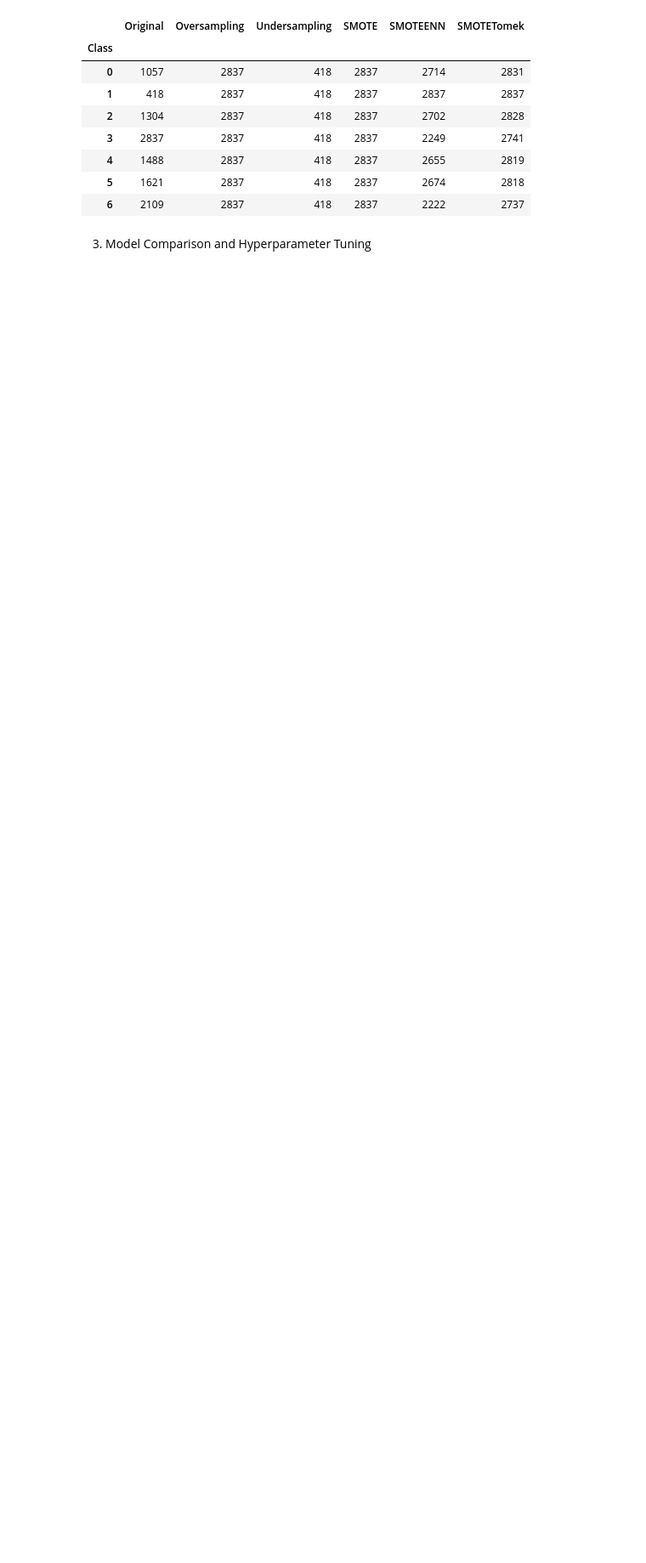
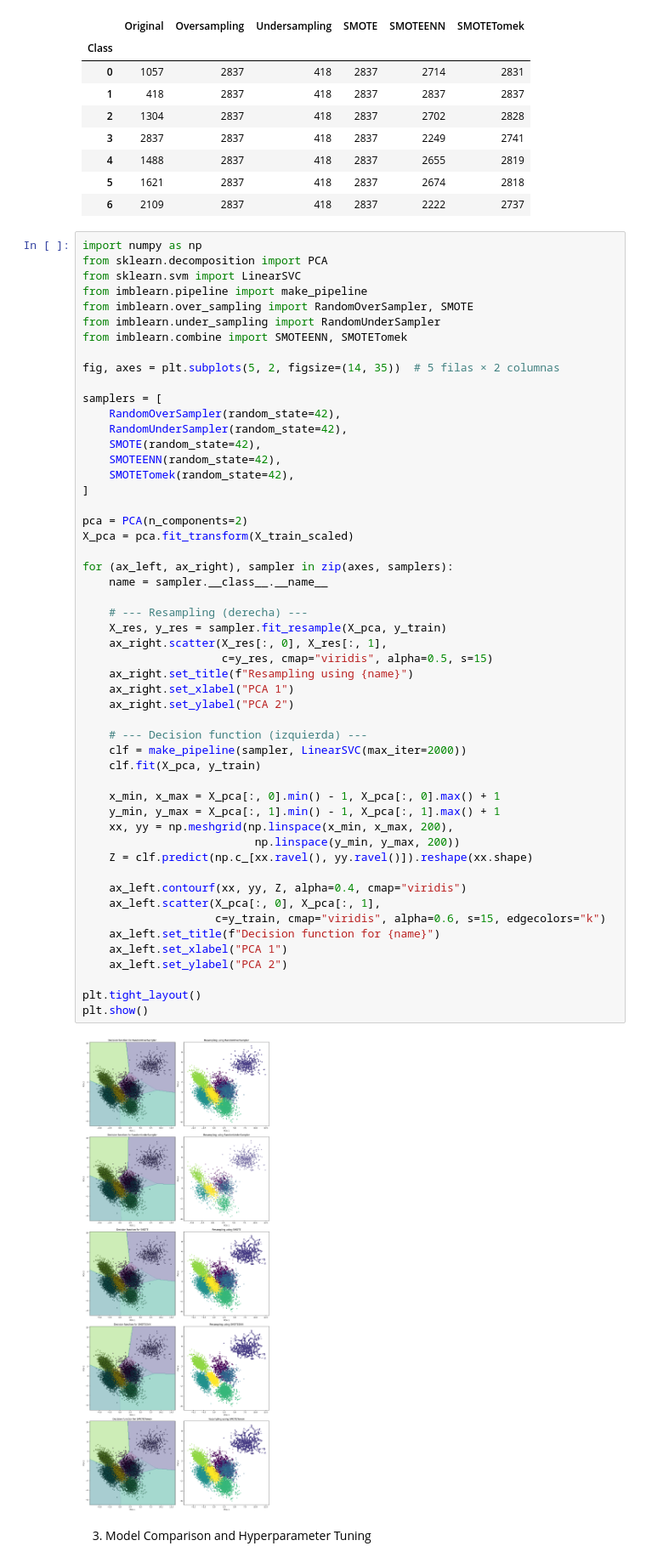
Before and after one commit to elenaatorralbo/beans_classification, a Jupyter notebook: project_imbalance.ipynb, the cells around one changed output. Shown at 85% size. Cells and saved outputs as stored; diff of their text form; blank space fills up the shorter version.

Commit message:
añadido combined

```diff
--- a/project_imbalance.ipynb
+++ b/project_imbalance.ipynb
@@ -263,5 +263,59 @@ display(summary_resampling)
 | 4 | 1488 | 2837 | 418 | 2837 | 2655 | 2819 |
 | 5 | 1621 | 2837 | 418 | 2837 | 2674 | 2818 |
 | 6 | 2109 | 2837 | 418 | 2837 | 2222 | 2737 |
+# %%
+import numpy as np
+from sklearn.decomposition import PCA
+from sklearn.svm import LinearSVC
+from imblearn.pipeline import make_pipeline
+from imblearn.over_sampling import RandomOverSampler, SMOTE
+from imblearn.under_sampling import RandomUnderSampler
+from imblearn.combine import SMOTEENN, SMOTETomek
+
+fig, axes = plt.subplots(5, 2, figsize=(14, 35))  # 5 filas × 2 columnas
+
+samplers = [
+    RandomOverSampler(random_state=42),
+    RandomUnderSampler(random_state=42),
+    SMOTE(random_state=42),
+    SMOTEENN(random_state=42),
+    SMOTETomek(random_state=42),
+]
+
+pca = PCA(n_components=2)
+X_pca = pca.fit_transform(X_train_scaled)
+
+for (ax_left, ax_right), sampler in zip(axes, samplers):
+    name = sampler.__class__.__name__
+
+    # --- Resampling (derecha) ---
+    X_res, y_res = sampler.fit_resample(X_pca, y_train)
+    ax_right.scatter(X_res[:, 0], X_res[:, 1],
+                     c=y_res, cmap="viridis", alpha=0.5, s=15)
+    ax_right.set_title(f"Resampling using {name}")
+    ax_right.set_xlabel("PCA 1")
+    ax_right.set_ylabel("PCA 2")
+
+    # --- Decision function (izquierda) ---
+    clf = make_pipeline(sampler, LinearSVC(max_iter=2000))
+    clf.fit(X_pca, y_train)
+
+    x_min, x_max = X_pca[:, 0].min() - 1, X_pca[:, 0].max() + 1
+    y_min, y_max = X_pca[:, 1].min() - 1, X_pca[:, 1].max() + 1
+    xx, yy = np.meshgrid(np.linspace(x_min, x_max, 200),
+                          np.linspace(y_min, y_max, 200))
+    Z = clf.predict(np.c_[xx.ravel(), yy.ravel()]).reshape(xx.shape)
+
+    ax_left.contourf(xx, yy, Z, alpha=0.4, cmap="viridis")
+    ax_left.scatter(X_pca[:, 0], X_pca[:, 1],
+                    c=y_train, cmap="viridis", alpha=0.6, s=15, edgecolors="k")
+    ax_left.set_title(f"Decision function for {name}")
+    ax_left.set_xlabel("PCA 1")
+    ax_left.set_ylabel("PCA 2")
+
+plt.tight_layout()
+plt.show()
+# %% [output]
+[figure, added]
 # %% [markdown]
 3. Model Comparison and Hyperparameter Tuning
```
Also changed, not shown: parts of 1 cell of this notebook.
